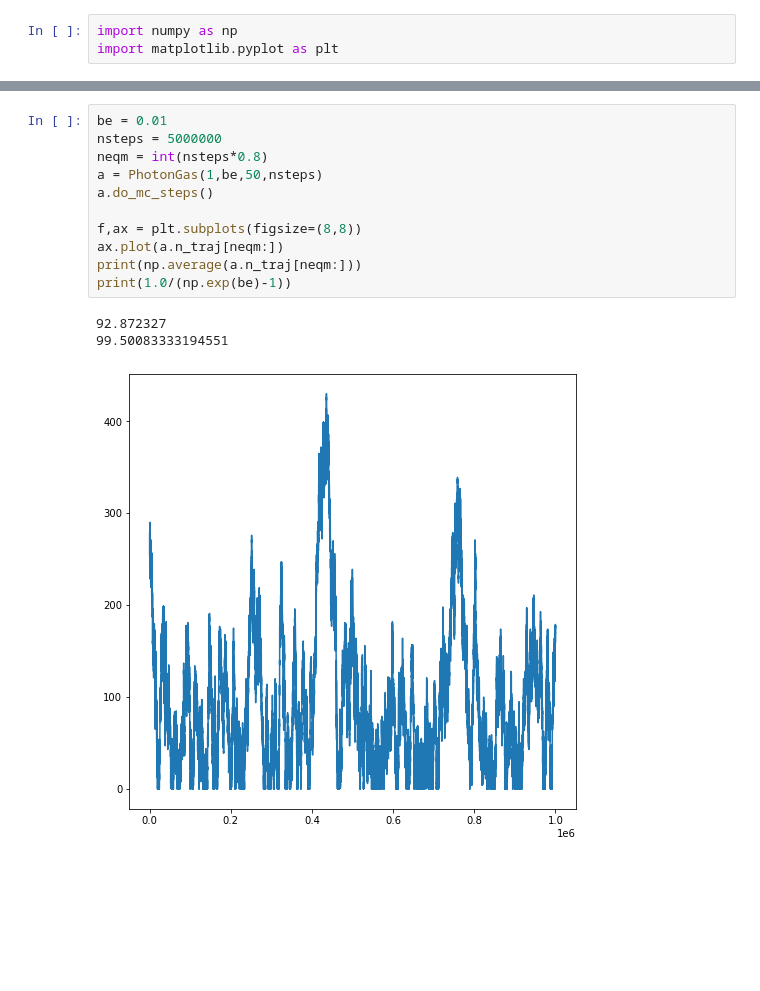
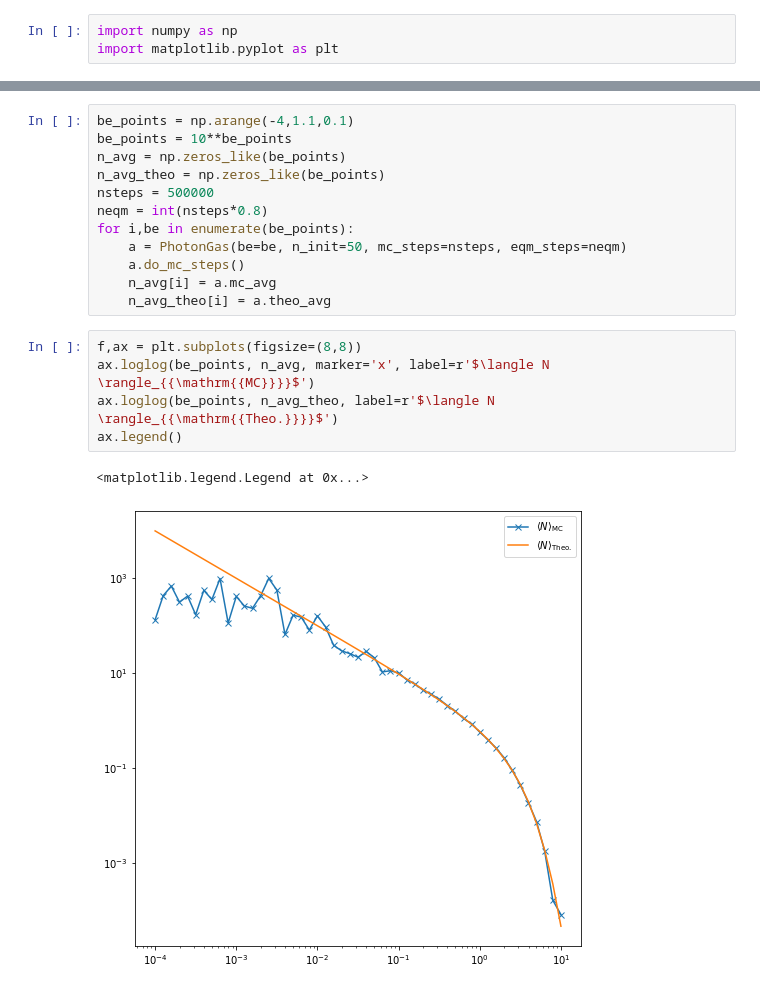
Before and after one commit to brianz98/chem-536-final-project, a Jupyter notebook: photon-gas-monte-carlo.ipynb, the cells around one changed output, grey strips where cells are left out. Drawn from its saved outputs; the diff is of its cells as text; blank space fills up the shorter version.

```diff
--- a/photon-gas-monte-carlo.ipynb
+++ b/photon-gas-monte-carlo.ipynb
@@ -67,15 +100,20 @@ class PhotonGas:
-# %%
-be = 0.01
-nsteps = 5000000
-neqm = int(nsteps*0.8)
-a = PhotonGas(1,be,50,nsteps)
-a.do_mc_steps()
-
-f,ax = plt.subplots(figsize=(8,8))
-ax.plot(a.n_traj[neqm:])
-print(np.average(a.n_traj[neqm:]))
-print(1.0/(np.exp(be)-1))
-# %% [output]
-92.872327
-99.50083333194551
-[figure, removed]
+# %%
+be_points = np.arange(-4,1.1,0.1)
+be_points = 10**be_points
+n_avg = np.zeros_like(be_points)
+n_avg_theo = np.zeros_like(be_points)
+nsteps = 500000
+neqm = int(nsteps*0.8)
+for i,be in enumerate(be_points):
+    a = PhotonGas(be=be, n_init=50, mc_steps=nsteps, eqm_steps=neqm)
+    a.do_mc_steps()
+    n_avg[i] = a.mc_avg
+    n_avg_theo[i] = a.theo_avg
+# %%
+f,ax = plt.subplots(figsize=(8,8))
+ax.loglog(be_points, n_avg, marker='x', label=r'$\langle N \rangle_{{\mathrm{{MC}}}}$')
+ax.loglog(be_points, n_avg_theo, label=r'$\langle N \rangle_{{\mathrm{{Theo.}}}}$')
+ax.legend()
+# %% [output]
+<matplotlib.legend.Legend at 0x...>
+[figure, added]
```
Also changed, not shown: parts of 6 cells of this notebook, 1 other file.
